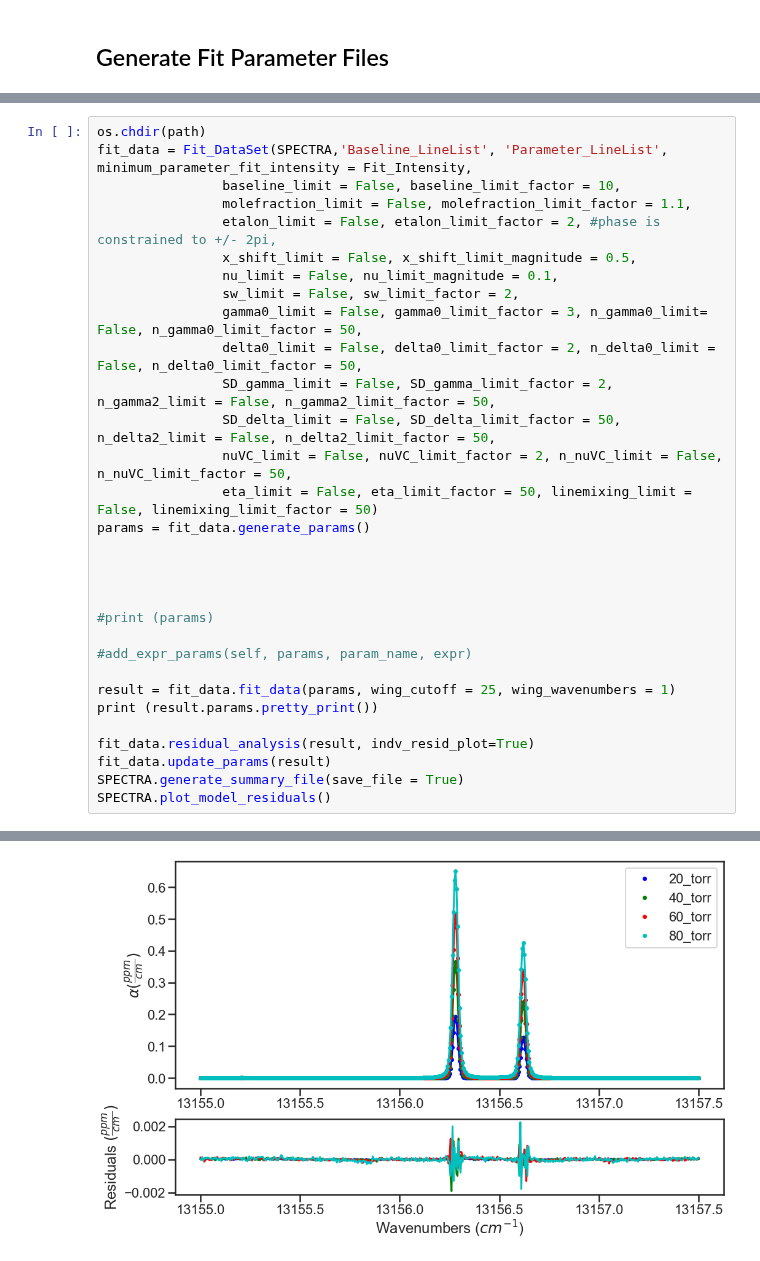
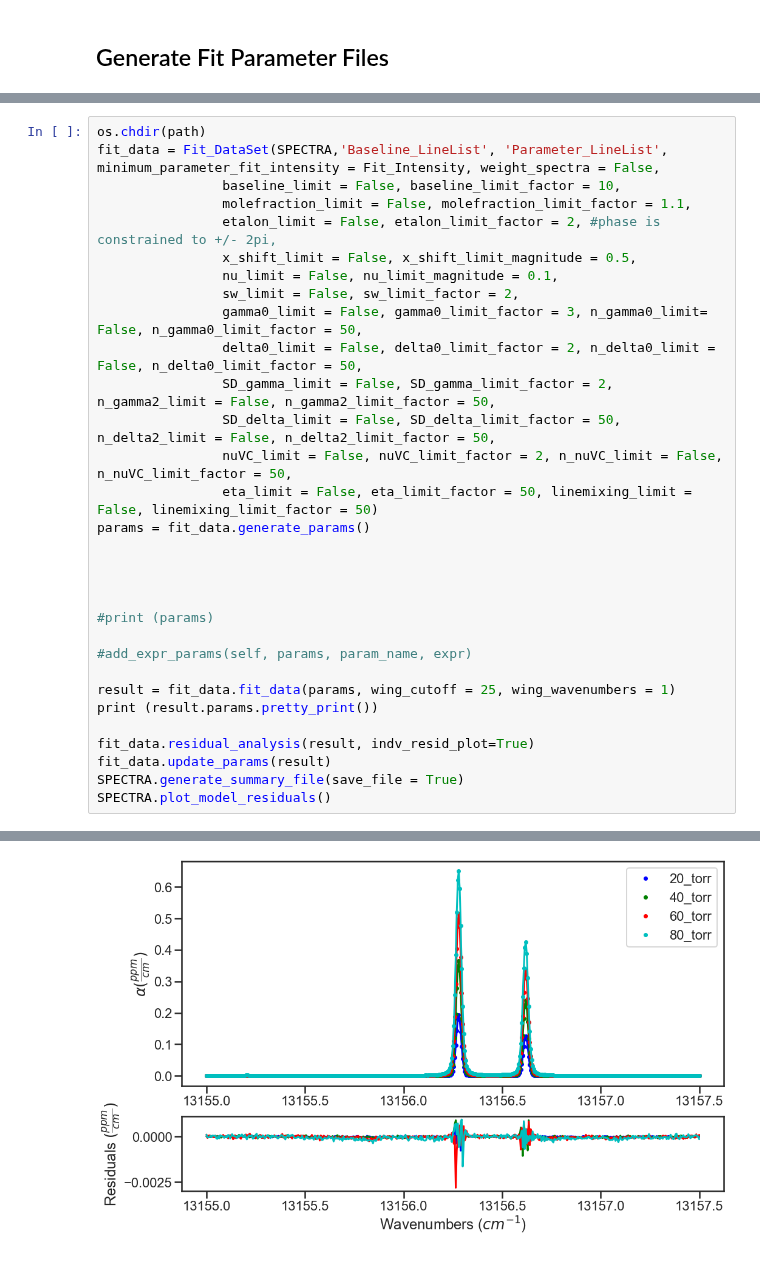
Before and after one commit to usnistgov/MATS, a Jupyter notebook: MATS/Examples/A-Band - Synthetic Spectra/Fitting_Protocol_ABand_Synthetic.ipynb, the cells around one changed output, grey strips where cells are left out. Saved outputs shown, nothing was run; the diff lists cells and outputs as text.

```diff
--- a/MATS/Examples/A-Band - Synthetic Spectra/Fitting_Protocol_ABand_Synthetic.ipynb
+++ b/MATS/Examples/A-Band - Synthetic Spectra/Fitting_Protocol_ABand_Synthetic.ipynb
@@ -170,6 +170,6 @@ FITPARAMS.generate_fit_baseline_linelist(vary_baseline = True, vary_molefraction
 # %%
 os.chdir(path)
-fit_data = Fit_DataSet(SPECTRA,'Baseline_LineList', 'Parameter_LineList', minimum_parameter_fit_intensity = Fit_Intensity,
+fit_data = Fit_DataSet(SPECTRA,'Baseline_LineList', 'Parameter_LineList', minimum_parameter_fit_intensity = Fit_Intensity, weight_spectra = False,
                 baseline_limit = False, baseline_limit_factor = 10,
                 molefraction_limit = False, molefraction_limit_factor = 1.1,
                 etalon_limit = False, etalon_limit_factor = 2, #phase is constrained to +/- 2pi,
@@ -223 +223 @@ None
-[figure, old version]
+[figure, new version]
```
Also changed, not shown: parts of 7 cells of this notebook, 8 other files.
